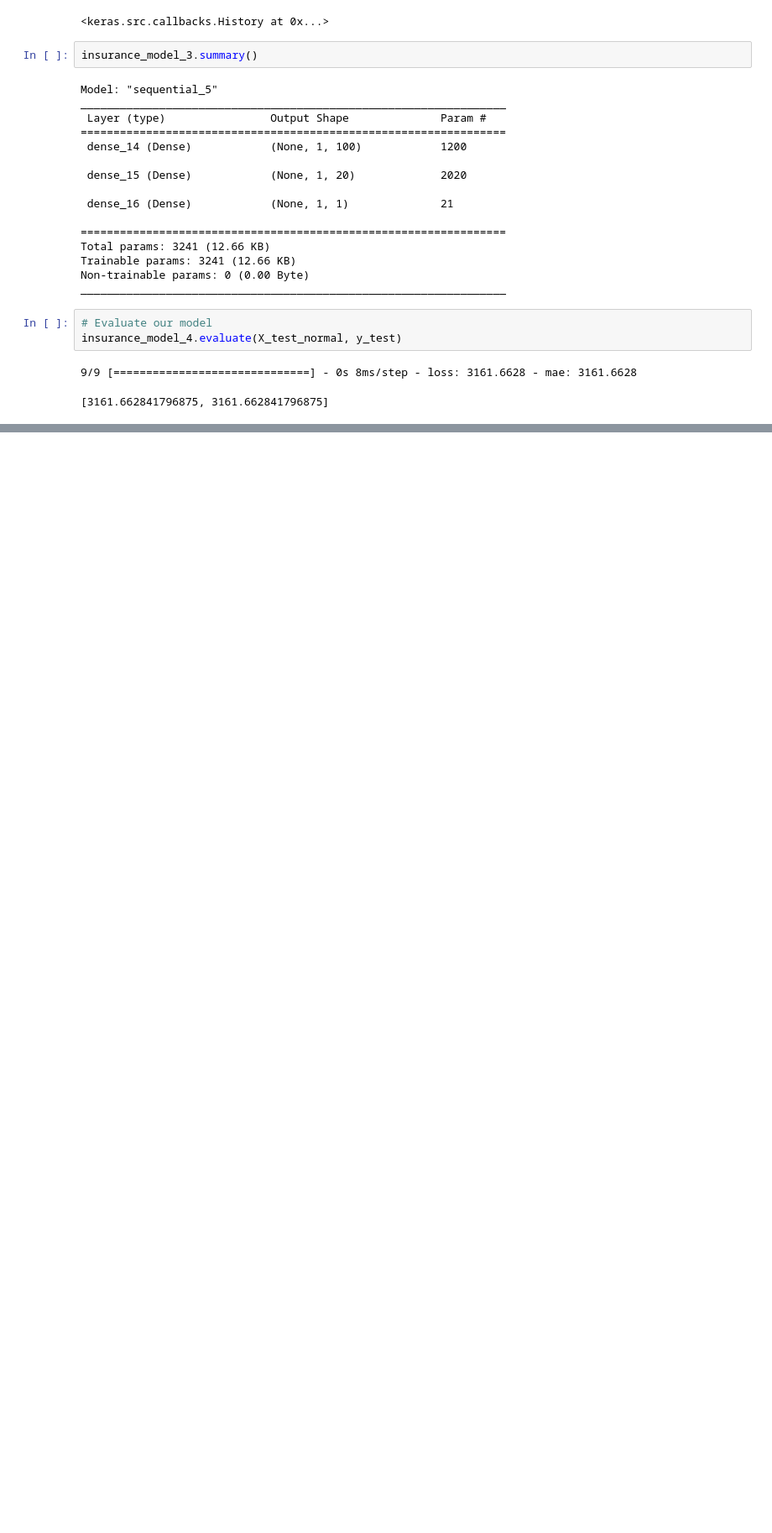
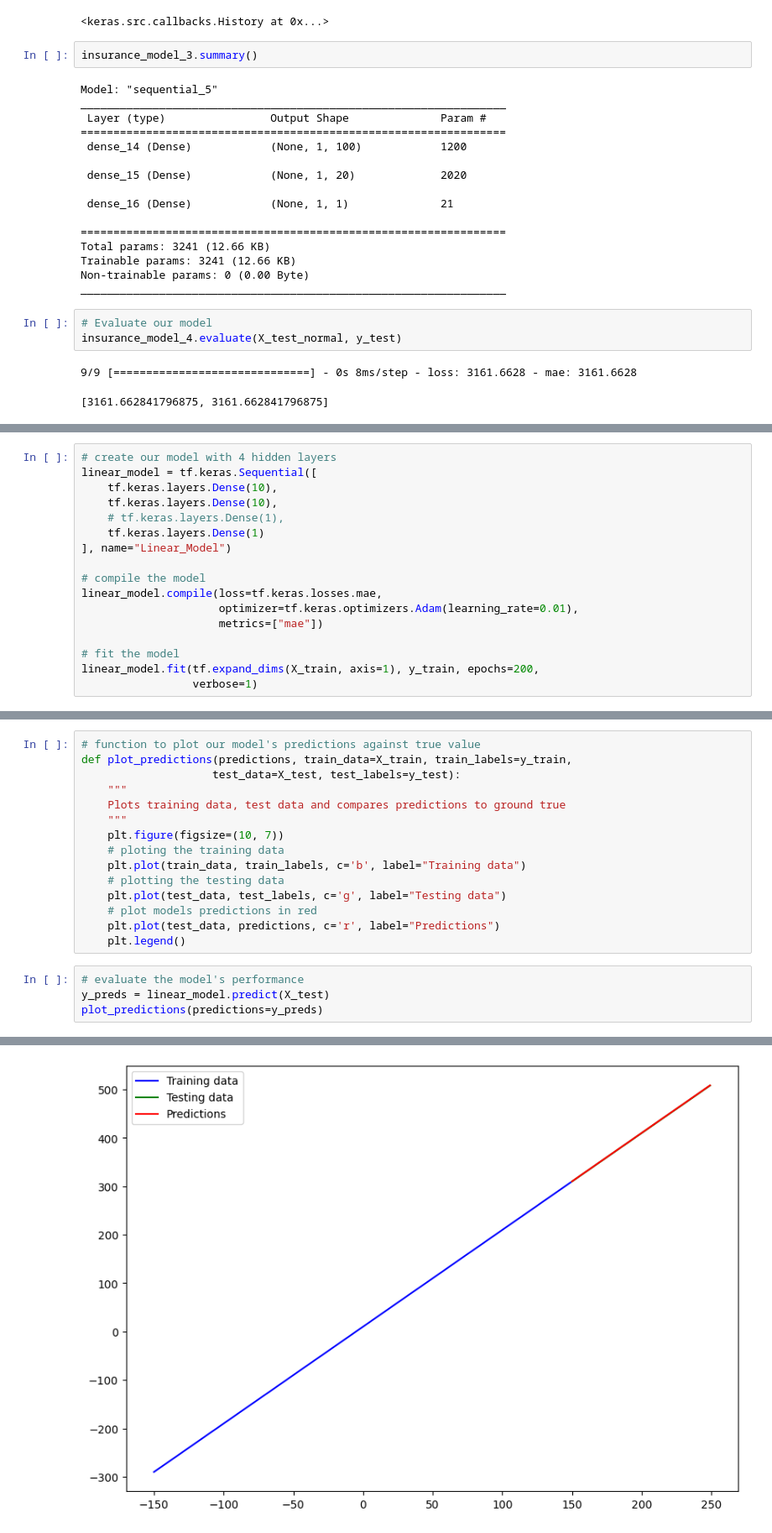
Before and after one commit to SheshamJoseph/Deep-Learning-with-Tensorflow-ZTM, a Jupyter notebook: 01_neural_net_regression.ipynb, the cells around one changed output, grey strips where cells are left out. Shown: that part at 84% size. Cells and saved outputs as stored; diff of their text form; blank space fills up the shorter version.

```diff
--- a/01_neural_net_regression.ipynb
+++ b/01_neural_net_regression.ipynb
@@ -932,0 +978,17 @@ insurance_model_4.evaluate(X_test_normal, y_test)
+# %%
+# create our model with 4 hidden layers
+linear_model = tf.keras.Sequential([
+    tf.keras.layers.Dense(10),
+    tf.keras.layers.Dense(10),
+    # tf.keras.layers.Dense(1),
+    tf.keras.layers.Dense(1)
+], name="Linear_Model")
+
+# compile the model
+linear_model.compile(loss=tf.keras.losses.mae,
+                     optimizer=tf.keras.optimizers.Adam(learning_rate=0.01),
+                     metrics=["mae"])
+
+# fit the model
+linear_model.fit(tf.expand_dims(X_train, axis=1), y_train, epochs=200,
+                 verbose=1)
@@ -932,0 +1032,20 @@ insurance_model_4.evaluate(X_test_normal, y_test)
+# %%
+# function to plot our model's predictions against true value
+def plot_predictions(predictions, train_data=X_train, train_labels=y_train,
+                    test_data=X_test, test_labels=y_test):
+    """
+    Plots training data, test data and compares predictions to ground true
+    """
+    plt.figure(figsize=(10, 7))
+    # ploting the training data
+    plt.plot(train_data, train_labels, c='b', label="Training data")
+    # plotting the testing data
+    plt.plot(test_data, test_labels, c='g', label="Testing data")
+    # plot models predictions in red
+    plt.plot(test_data, predictions, c='r', label="Predictions")
+    plt.legend()
+# %%
+# evaluate the model's performance
+y_preds = linear_model.predict(X_test)
+plot_predictions(predictions=y_preds)
+# %% [output]
@@ -932,0 +1053 @@ insurance_model_4.evaluate(X_test_normal, y_test)
+[figure, added]
```
Also changed, not shown: parts of 23 cells of this notebook.
